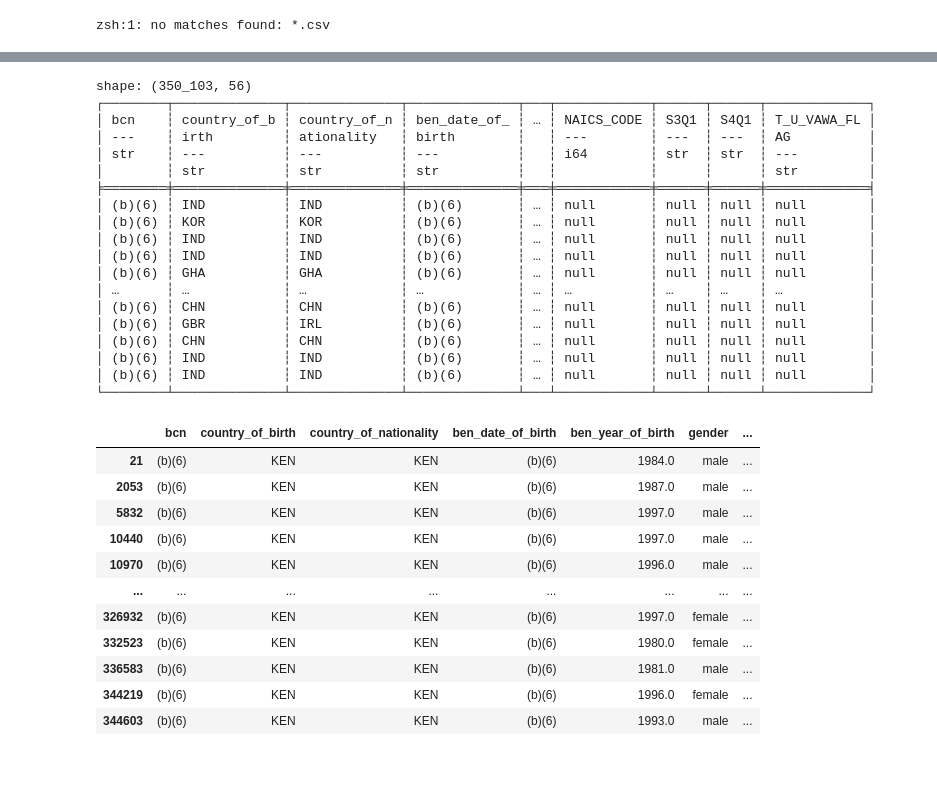
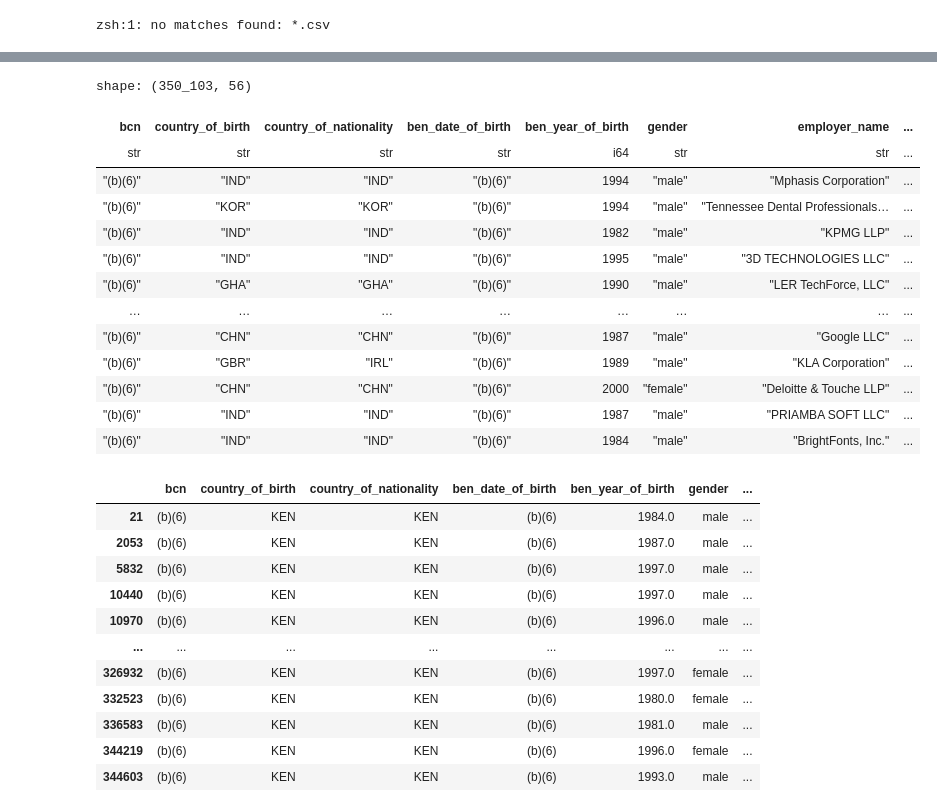
Before and after one commit to LNshuti/h1bs_polars, a Jupyter notebook: explore_h1bdata_withpolars.ipynb, the cells around one changed output, grey strips where cells are left out. Cells and saved outputs as stored; diff of their text form; code cells hidden in the pictures; blank space fills up the shorter version.

```diff
--- a/explore_h1bdata_withpolars.ipynb
+++ b/explore_h1bdata_withpolars.ipynb
@@ -107,26 +87,21 @@ shape: (408_891, 56)
 # %%
-TRK_13139_FY2024_single_reg = pl.read_csv('TRK_13139_FY2024_single_reg.csv', ignore_errors=True)
-print(TRK_13139_FY2024_single_reg)
+TRK_13139_FY2024_single_reg = pl.read_csv('data/TRK_13139_FY2024_single_reg.csv', ignore_errors=True)
+TRK_13139_FY2024_single_reg
 # %% [output]
 shape: (350_103, 56)
-┌────────┬──────────────┬──────────────┬──────────────┬───┬────────────┬──────┬──────┬─────────────┐
-│ bcn    ┆ country_of_b ┆ country_of_n ┆ ben_date_of_ ┆ … ┆ NAICS_CODE ┆ S3Q1 ┆ S4Q1 ┆ T_U_VAWA_FL │
-│ ---    ┆ irth         ┆ ationality   ┆ birth        ┆   ┆ ---        ┆ ---  ┆ ---  ┆ AG          │
-│ str    ┆ ---          ┆ ---          ┆ ---          ┆   ┆ i64        ┆ str  ┆ str  ┆ ---         │
-│        ┆ str          ┆ str          ┆ str          ┆   ┆            ┆      ┆      ┆ str         │
-╞════════╪══════════════╪══════════════╪══════════════╪═══╪════════════╪══════╪══════╪═════════════╡
-│ (b)(6) ┆ IND          ┆ IND          ┆ (b)(6)       ┆ … ┆ null       ┆ null ┆ null ┆ null        │
-│ (b)(6) ┆ KOR          ┆ KOR          ┆ (b)(6)       ┆ … ┆ null       ┆ null ┆ null ┆ null        │
-│ (b)(6) ┆ IND          ┆ IND          ┆ (b)(6)       ┆ … ┆ null       ┆ null ┆ null ┆ null        │
-│ (b)(6) ┆ IND          ┆ IND          ┆ (b)(6)       ┆ … ┆ null       ┆ null ┆ null ┆ null        │
-│ (b)(6) ┆ GHA          ┆ GHA          ┆ (b)(6)       ┆ … ┆ null       ┆ null ┆ null ┆ null        │
-│ …      ┆ …            ┆ …            ┆ …            ┆ … ┆ …          ┆ …    ┆ …    ┆ …           │
-│ (b)(6) ┆ CHN          ┆ CHN          ┆ (b)(6)       ┆ … ┆ null       ┆ null ┆ null ┆ null        │
-│ (b)(6) ┆ GBR          ┆ IRL          ┆ (b)(6)       ┆ … ┆ null       ┆ null ┆ null ┆ null        │
-│ (b)(6) ┆ CHN          ┆ CHN          ┆ (b)(6)       ┆ … ┆ null       ┆ null ┆ null ┆ null        │
-│ (b)(6) ┆ IND          ┆ IND          ┆ (b)(6)       ┆ … ┆ null       ┆ null ┆ null ┆ null        │
-│ (b)(6) ┆ IND          ┆ IND          ┆ (b)(6)       ┆ … ┆ null       ┆ null ┆ null ┆ null        │
-└────────┴──────────────┴──────────────┴──────────────┴───┴────────────┴──────┴──────┴─────────────┘
+| bcn | country_of_birth | country_of_nationality | ben_date_of_birth | ben_year_of_birth | gender | employer_name | ... |
+| str | str | str | str | i64 | str | str | ... |
+| "(b)(6)" | "IND" | "IND" | "(b)(6)" | 1994 | "male" | "Mphasis Corporation" | ... |
+| "(b)(6)" | "KOR" | "KOR" | "(b)(6)" | 1994 | "male" | "Tennessee Dental Professionals… | ... |
+| "(b)(6)" | "IND" | "IND" | "(b)(6)" | 1982 | "male" | "KPMG LLP" | ... |
+| "(b)(6)" | "IND" | "IND" | "(b)(6)" | 1995 | "male" | "3D TECHNOLOGIES LLC" | ... |
+| "(b)(6)" | "GHA" | "GHA" | "(b)(6)" | 1990 | "male" | "LER TechForce, LLC" | ... |
+| … | … | … | … | … | … | … | ... |
+| "(b)(6)" | "CHN" | "CHN" | "(b)(6)" | 1987 | "male" | "Google LLC" | ... |
+| "(b)(6)" | "GBR" | "IRL" | "(b)(6)" | 1989 | "male" | "KLA Corporation" | ... |
+| "(b)(6)" | "CHN" | "CHN" | "(b)(6)" | 2000 | "female" | "Deloitte & Touche LLP" | ... |
+| "(b)(6)" | "IND" | "IND" | "(b)(6)" | 1987 | "male" | "PRIAMBA SOFT LLC" | ... |
+| "(b)(6)" | "IND" | "IND" | "(b)(6)" | 1984 | "male" | "BrightFonts, Inc." | ... |
 # %%
 """
 Cell generated by Data Wrangler.
```
Also changed, not shown: parts of 5 cells of this notebook, 7 other files.
